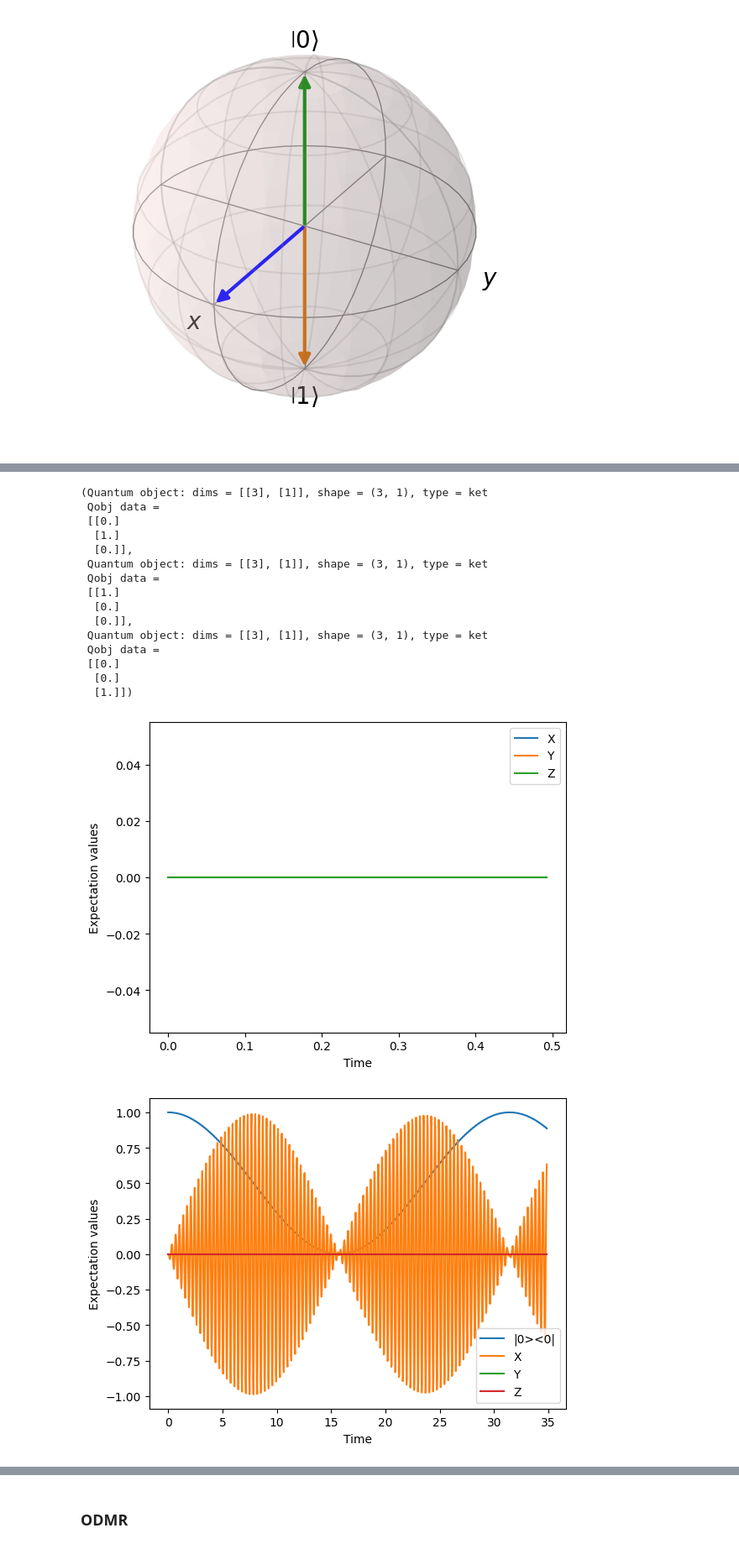
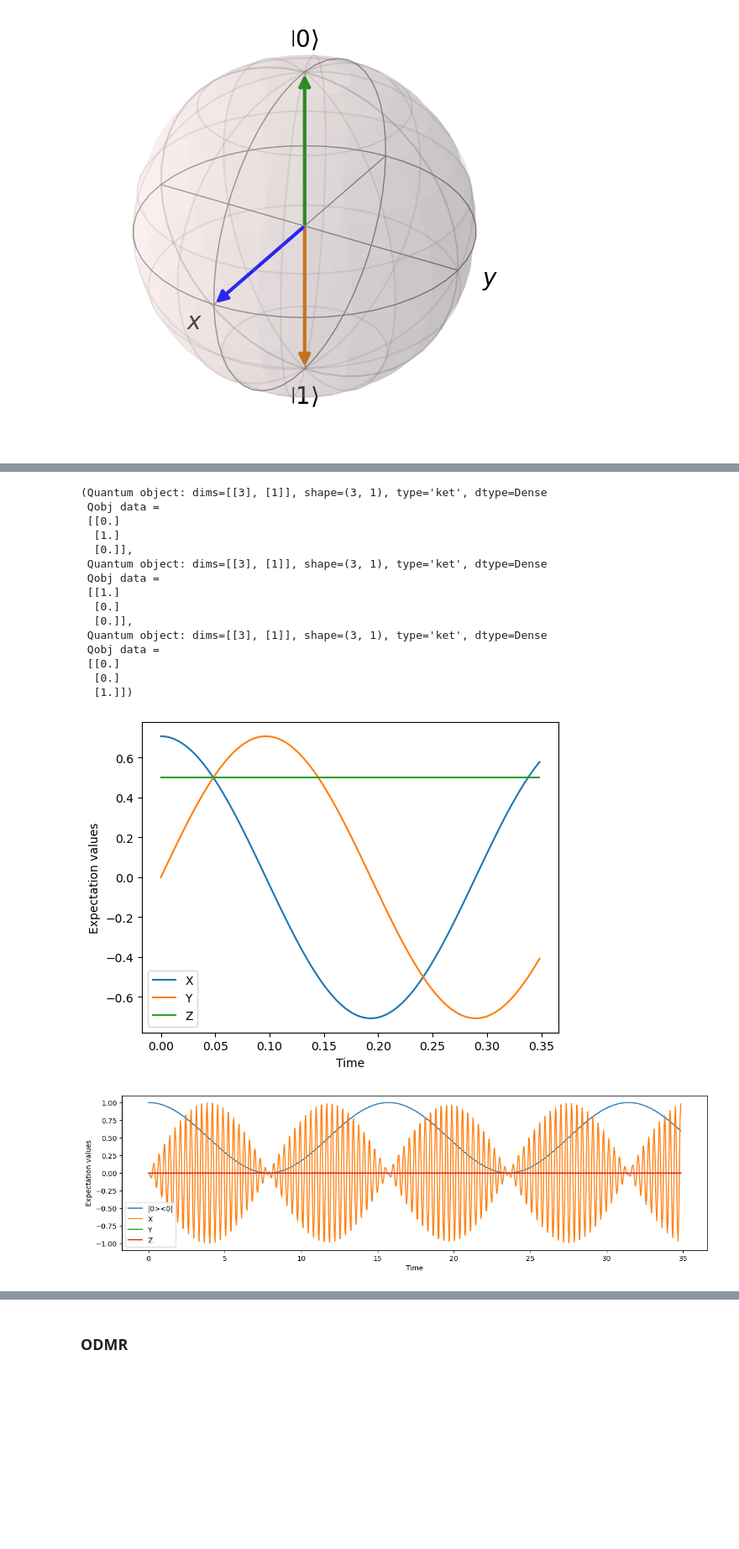
Before and after one commit to ngusarov/qutip-basics, a Jupyter notebook: seminar.ipynb, the cells around one changed output, grey strips where cells are left out. Shown at 84% size. Cells and saved outputs as stored; diff of their text form; code cells hidden in the pictures; blank space fills up the shorter version.

```diff
--- a/seminar.ipynb
+++ b/seminar.ipynb
@@ -33,9 +37,9 @@ NV centers: A nitrogen-vacancy center in diamond is a system that consists of a
 X = qt.sigmax()
 Y = qt.sigmay()
 Z = qt.sigmaz()
-pi2_x = qt.rx(np.pi/2)
-pi2_y = qt.ry(np.pi/2)
-H = qt.hadamard_transform(1)
+
+H = qt.Qobj([[1, 1], [1, -1]]) / np.sqrt(2)
+
 print("X-gate:", X)
 
 # Apply gates to a state (example)
@@ -186,17 +178,17 @@ Frequency from |0> to |+1>: 3.15 GHz
 # %%
 qt.basis(3, 1), qt.basis(3, 0), qt.basis(3, 2)
 # %% [output]
-(Quantum object: dims = [[3], [1]], shape = (3, 1), type = ket
+(Quantum object: dims=[[3], [1]], shape=(3, 1), type='ket', dtype=Dense
  Qobj data =
  [[0.]
   [1.]
   [0.]],
- Quantum object: dims = [[3], [1]], shape = (3, 1), type = ket
+ Quantum object: dims=[[3], [1]], shape=(3, 1), type='ket', dtype=Dense
  Qobj data =
  [[1.]
   [0.]
   [0.]],
- Quantum object: dims = [[3], [1]], shape = (3, 1), type = ket
+ Quantum object: dims=[[3], [1]], shape=(3, 1), type='ket', dtype=Dense
  Qobj data =
  [[0.]
   [0.]
@@ -205,7 +197,7 @@ qt.basis(3, 1), qt.basis(3, 0), qt.basis(3, 2)
 # Time evolution of states using mesolve
 t = np.linspace(0, _2PI/w01, 100)  # Time array
 initial_state = qt.basis(3, 1)  # Initial state
-# initial_state = (qt.basis(3, 1) + qt.basis(3, 0)).unit()  # Initial state
+initial_state = (qt.basis(3, 1) + qt.basis(3, 0)).unit()  # Initial state
 
 H = H0.copy()
 
@@ -226,38 +218,38 @@ ax.set_ylabel('Expectation values')
 ax.legend()
 plt.show()
 # %% [output]
-[figure, old version]
+[figure, new version]
 # %%
 pulse = lambda t, args={'w': 1.05, "amp": 1}: np.sin(args['w'] * t) * args['amp']
 
 B = 0
 H = (D * (Sz**2 - 2/3) + g_e * B * Sz) * _2PI
-w01 = (D + g_e * B) * _2PI
+w01 = (D - g_e * B) * _2PI
 # Time evolution of states using mesolve
 times = np.linspace(0, _2PI/w01*100, 1000)  # Time array
 initial_state = qt.basis(3, 1)  # Initial state
 # initial_state = (qt.basis(3, 1) + qt.basis(3, 0)).unit()  # Initial state
 
 # Solve the Schrodinger equation
-result = qt.mesolve([H, [Sx, pulse]], initial_state, times, args={"w": w01*1., 'amp': 0.2})
+result = qt.mesolve([H, [Sx, pulse]], initial_state, times, args={"w": w01*1.0, 'amp': 0.4})
 
 exp_0 = [qt.expect(initial_state * initial_state.dag(), state) for state in result.states]
 exp_sz = [qt.expect(Sz, state) for state in result.states]
 exp_sy = [qt.expect(Sy, state) for state in result.states]
 exp_sx = [qt.expect(Sx, state) for state in result.states]
 
 # Plot results
-fig, ax = plt.subplots()
+fig, ax = plt.subplots(figsize=(15,4))
 ax.plot(times, exp_0, label='|0><0|')
 ax.plot(times, exp_sx, label='X')
 ax.plot(times, exp_sy, label='Y')
 ax.plot(times, exp_sz, label='Z')
 ax.set_xlabel('Time')
 ax.set_ylabel('Expectation values')
 ax.legend()
 plt.show()
 # %% [output]
-[figure, old version]
+[figure, new version]
 # %%
 times[-1]
 # %% [output]
```
Also changed, not shown: parts of 12 cells of this notebook.
